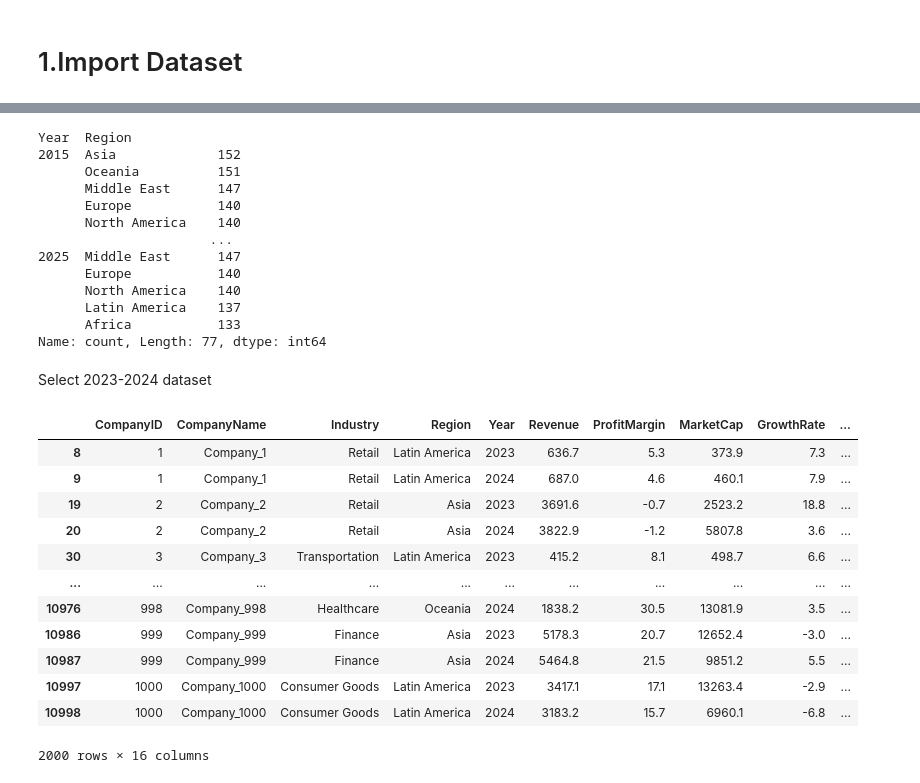
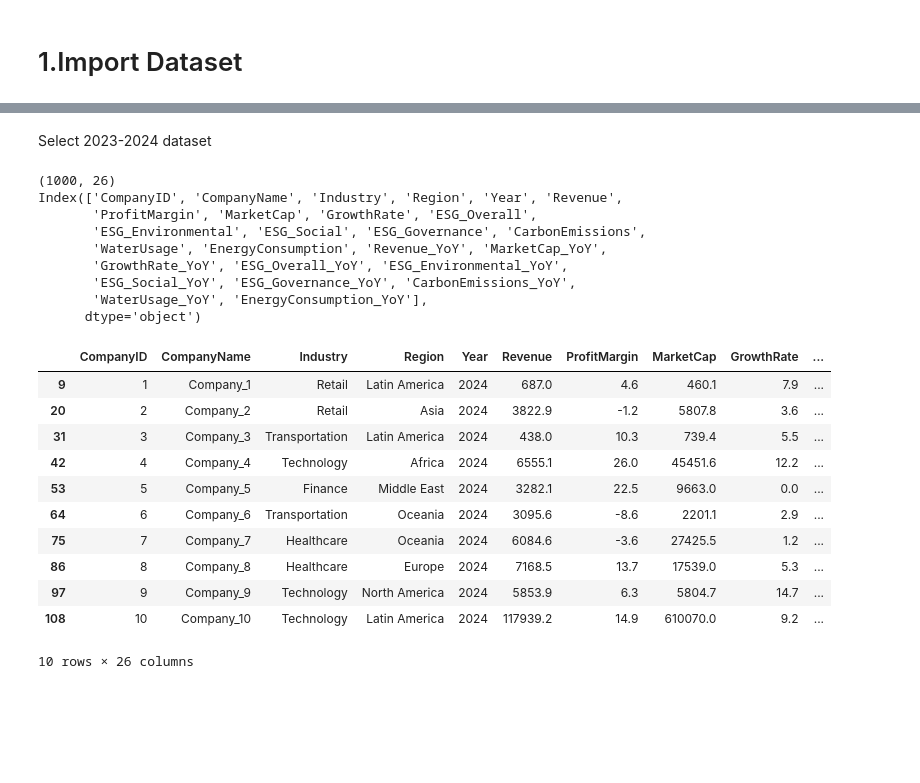
Before and after one commit to ygong-hue/Machine-Learning-Project, a Jupyter notebook: data.ipynb, the cells around one changed output, grey strips where cells are left out. Saved outputs shown, nothing was run; the diff lists cells and outputs as text; code cells hidden in the pictures; blank space fills up the shorter version.

```diff
--- a/data.ipynb
+++ b/data.ipynb
@@ -5,2 +32,5 @@ import matplotlib.pyplot as plt
 # %% [markdown]
 # 1.Import Dataset
+# %%
+user = os.getlogin()
+print(user)
@@ -7,2 +39,5 @@ import matplotlib.pyplot as plt
 # %%
-df = pd.read_csv("C:\\Users\\Yushu gong\\Desktop\\Albert School\\ML-SL\\Final-Project\\company_esg_financial_dataset.csv")
+if user == 'Yushu gong':
+    df = pd.read_csv("C:\\Users\\Yushu gong\\Desktop\\Albert School\\ML-SL\\Final-Project\\company_esg_financial_dataset.csv")
+else:
+    df = pd.read_csv("/Users/vivianhung/Documents/git_project/Machine-Learning-Project/data/company_esg_financial_dataset.csv")
@@ -97,37 +227,49 @@ df_grouped
-# %%
-df.groupby('Year')['Region'].value_counts()
-# %% [output]
-Year  Region
-2015  Asia             152
-      Oceania          151
-      Middle East      147
-      Europe           140
-      North America    140
-                      ...
-2025  Middle East      147
-      Europe           140
-      North America    140
-      Latin America    137
-      Africa           133
-Name: count, Length: 77, dtype: int64
 # %% [markdown]
 Select 2023-2024 dataset
 # %%
 # 从 df 中筛选 Year 为 2023 或 2024 的数据
 df_2023_2024 = df[df['Year'].isin([2023, 2024])].copy()
 # %%
-df_2023_2024
+# Sort by company and year
+df_2023_2024 = df_2023_2024.sort_values(by=['CompanyID', 'Year'])
+
+# Columns for which to calculate YoY change
+cols_to_diff = [
+    'Revenue', 'MarketCap', 'GrowthRate',
+    'ESG_Overall', 'ESG_Environmental', 'ESG_Social', 'ESG_Governance',
+    'CarbonEmissions', 'WaterUsage', 'EnergyConsumption'
+]
+
+# Compute YoY differences for each company
+for col in cols_to_diff:
+    df_2023_2024[f'{col}_YoY'] = df_2023_2024.groupby('CompanyID')[col].diff()
+
+# Keep only 2024 rows
+df_final = df_2023_2024[df_2023_2024['Year'] == 2024].copy()
+
+# Display results
+print(df_final.shape)
+print(df_final.columns)
+df_final.head(10)
 # %% [output]
+(1000, 26)
+Index(['CompanyID', 'CompanyName', 'Industry', 'Region', 'Year', 'Revenue',
+       'ProfitMargin', 'MarketCap', 'GrowthRate', 'ESG_Overall',
+       'ESG_Environmental', 'ESG_Social', 'ESG_Governance', 'CarbonEmissions',
+       'WaterUsage', 'EnergyConsumption', 'Revenue_YoY', 'MarketCap_YoY',
+       'GrowthRate_YoY', 'ESG_Overall_YoY', 'ESG_Environmental_YoY',
+       'ESG_Social_YoY', 'ESG_Governance_YoY', 'CarbonEmissions_YoY',
+       'WaterUsage_YoY', 'EnergyConsumption_YoY'],
+      dtype='object')
 |  | CompanyID | CompanyName | Industry | Region | Year | Revenue | ProfitMargin | MarketCap | GrowthRate | ... |
-| 8 | 1 | Company_1 | Retail | Latin America | 2023 | 636.7 | 5.3 | 373.9 | 7.3 | ... |
 | 9 | 1 | Company_1 | Retail | Latin America | 2024 | 687.0 | 4.6 | 460.1 | 7.9 | ... |
-| 19 | 2 | Company_2 | Retail | Asia | 2023 | 3691.6 | -0.7 | 2523.2 | 18.8 | ... |
 | 20 | 2 | Company_2 | Retail | Asia | 2024 | 3822.9 | -1.2 | 5807.8 | 3.6 | ... |
-| 30 | 3 | Company_3 | Transportation | Latin America | 2023 | 415.2 | 8.1 | 498.7 | 6.6 | ... |
-| ... | ... | ... | ... | ... | ... | ... | ... | ... | ... | ... |
-| 10976 | 998 | Company_998 | Healthcare | Oceania | 2024 | 1838.2 | 30.5 | 13081.9 | 3.5 | ... |
-| 10986 | 999 | Company_999 | Finance | Asia | 2023 | 5178.3 | 20.7 | 12652.4 | -3.0 | ... |
-| 10987 | 999 | Company_999 | Finance | Asia | 2024 | 5464.8 | 21.5 | 9851.2 | 5.5 | ... |
-| 10997 | 1000 | Company_1000 | Consumer Goods | Latin America | 2023 | 3417.1 | 17.1 | 13263.4 | -2.9 | ... |
-| 10998 | 1000 | Company_1000 | Consumer Goods | Latin America | 2024 | 3183.2 | 15.7 | 6960.1 | -6.8 | ... |
+| 31 | 3 | Company_3 | Transportation | Latin America | 2024 | 438.0 | 10.3 | 739.4 | 5.5 | ... |
+| 42 | 4 | Company_4 | Technology | Africa | 2024 | 6555.1 | 26.0 | 45451.6 | 12.2 | ... |
+| 53 | 5 | Company_5 | Finance | Middle East | 2024 | 3282.1 | 22.5 | 9663.0 | 0.0 | ... |
+| 64 | 6 | Company_6 | Transportation | Oceania | 2024 | 3095.6 | -8.6 | 2201.1 | 2.9 | ... |
+| 75 | 7 | Company_7 | Healthcare | Oceania | 2024 | 6084.6 | -3.6 | 27425.5 | 1.2 | ... |
+| 86 | 8 | Company_8 | Healthcare | Europe | 2024 | 7168.5 | 13.7 | 17539.0 | 5.3 | ... |
+| 97 | 9 | Company_9 | Technology | North America | 2024 | 5853.9 | 6.3 | 5804.7 | 14.7 | ... |
+| 108 | 10 | Company_10 | Technology | Latin America | 2024 | 117939.2 | 14.9 | 610070.0 | 9.2 | ... |
-2000 rows × 16 columns
+10 rows × 26 columns
```
Also changed, not shown: parts of 21 cells of this notebook, 4 other files.
